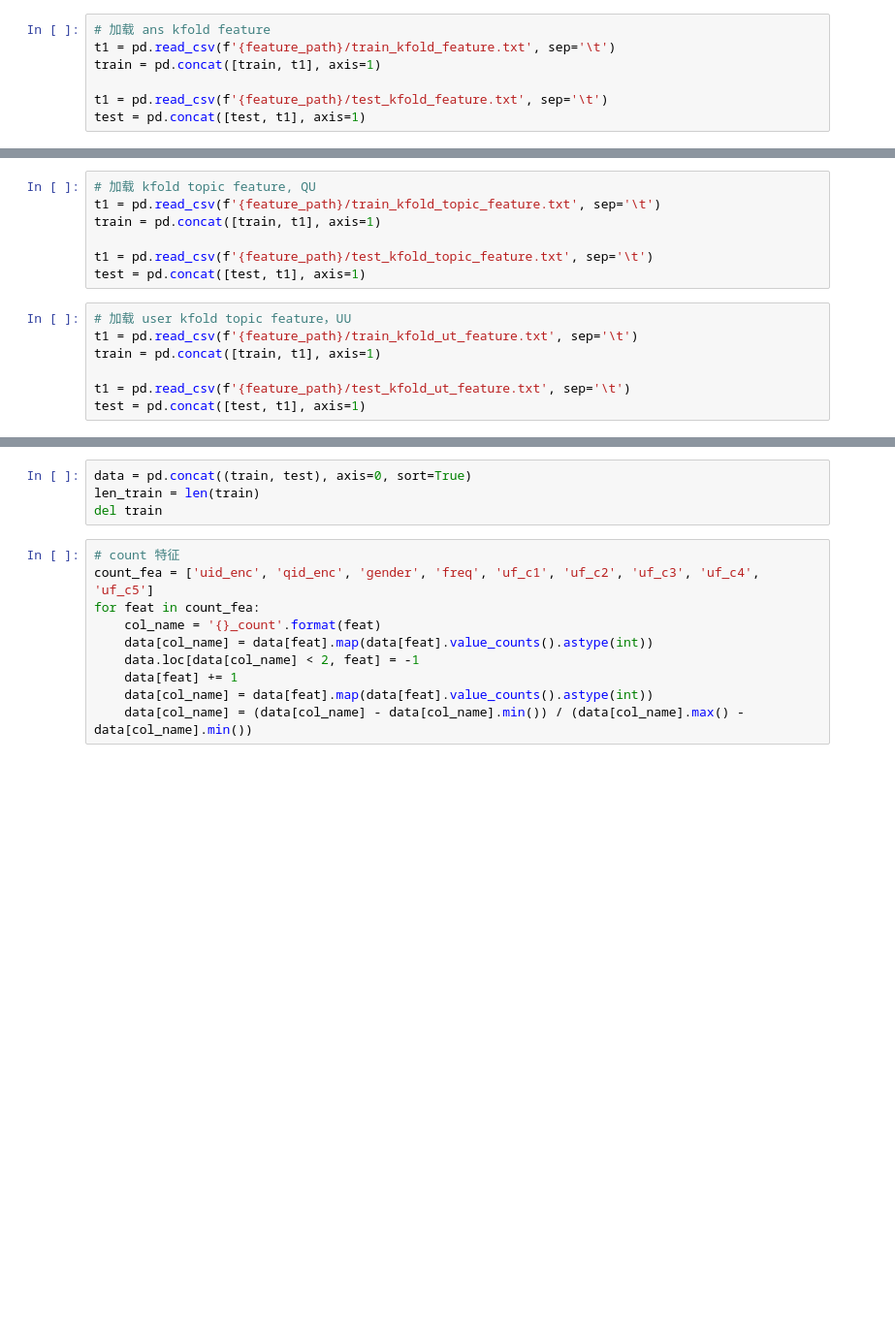
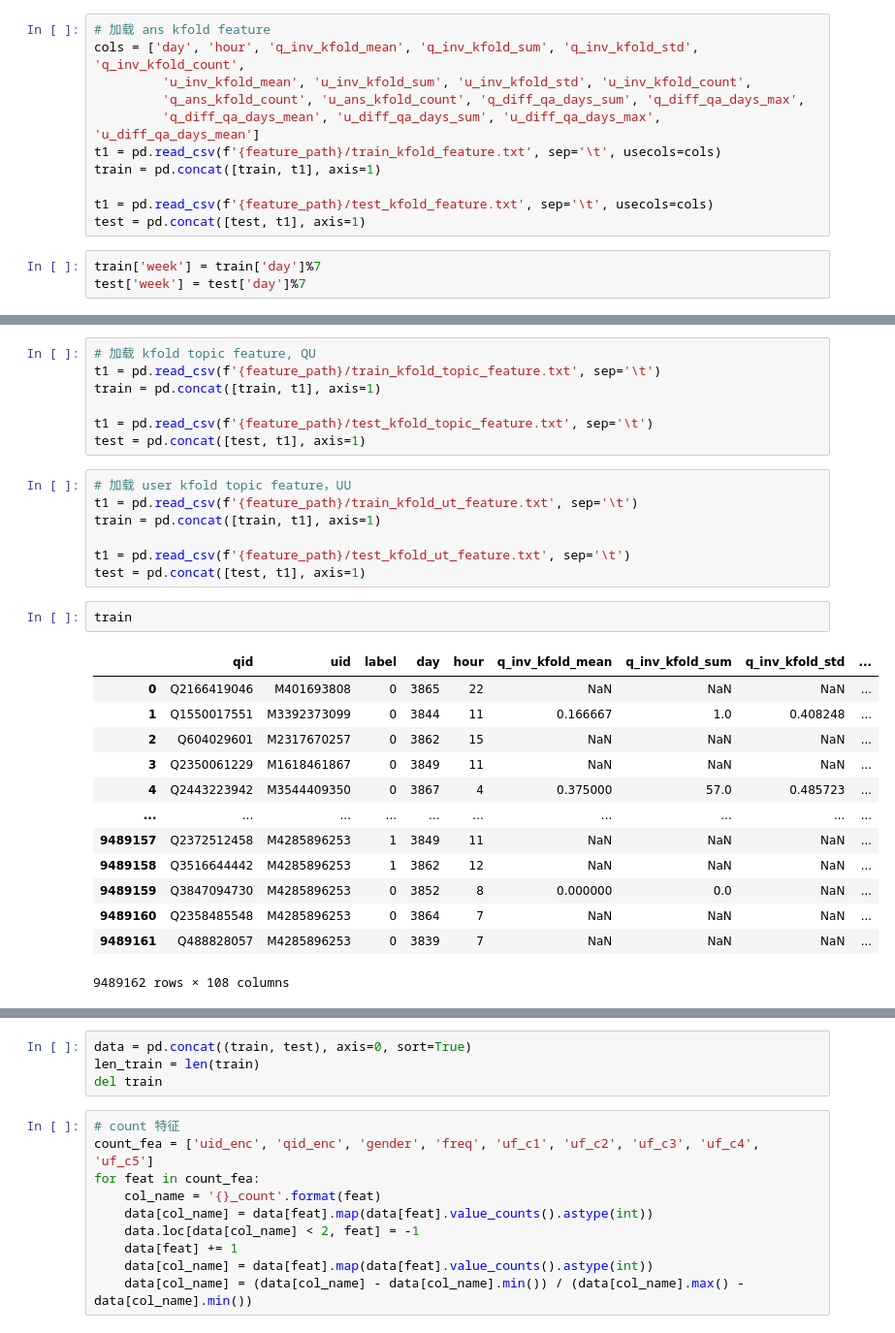
Before and after one commit to goodbyeearth/zhcup, a Jupyter notebook: lgb.ipynb, the cells around one changed output, grey strips where cells are left out. Shown: that part at 97% size. Saved outputs shown, nothing was run; the diff lists cells and outputs as text; blank space fills up the shorter version.

Commit message:
add label kfold feature

```diff
--- a/lgb.ipynb
+++ b/lgb.ipynb
@@ -31,10 +33,17 @@ logging.info("test %s", test.shape)
 # %%
 # 加载 ans kfold feature
-t1 = pd.read_csv(f'{feature_path}/train_kfold_feature.txt', sep='\t')
+cols = ['day', 'hour', 'q_inv_kfold_mean', 'q_inv_kfold_sum', 'q_inv_kfold_std', 'q_inv_kfold_count',
+         'u_inv_kfold_mean', 'u_inv_kfold_sum', 'u_inv_kfold_std', 'u_inv_kfold_count',
+         'q_ans_kfold_count', 'u_ans_kfold_count', 'q_diff_qa_days_sum', 'q_diff_qa_days_max',
+         'q_diff_qa_days_mean', 'u_diff_qa_days_sum', 'u_diff_qa_days_max', 'u_diff_qa_days_mean']
+t1 = pd.read_csv(f'{feature_path}/train_kfold_feature.txt', sep='\t', usecols=cols)
 train = pd.concat([train, t1], axis=1)
 
-t1 = pd.read_csv(f'{feature_path}/test_kfold_feature.txt', sep='\t')
+t1 = pd.read_csv(f'{feature_path}/test_kfold_feature.txt', sep='\t', usecols=cols)
 test = pd.concat([test, t1], axis=1)
+# %%
+train['week'] = train['day']%7
+test['week'] = test['day']%7
 # %%
 # 加载 invete feature 1
 t1 = pd.read_csv(f'{feature_path}/train_invite_feature.txt', sep='\t')
@@ -63,3 +72,19 @@ train = pd.concat([train, t1], axis=1)
 
 t1 = pd.read_csv(f'{feature_path}/test_kfold_ut_feature.txt', sep='\t')
 test = pd.concat([test, t1], axis=1)
+# %%
+train
+# %% [output]
+|  | qid | uid | label | day | hour | q_inv_kfold_mean | q_inv_kfold_sum | q_inv_kfold_std | ... |
+| 0 | Q2166419046 | M401693808 | 0 | 3865 | 22 | NaN | NaN | NaN | ... |
+| 1 | Q1550017551 | M3392373099 | 0 | 3844 | 11 | 0.166667 | 1.0 | 0.408248 | ... |
+| 2 | Q604029601 | M2317670257 | 0 | 3862 | 15 | NaN | NaN | NaN | ... |
+| 3 | Q2350061229 | M1618461867 | 0 | 3849 | 11 | NaN | NaN | NaN | ... |
+| 4 | Q2443223942 | M3544409350 | 0 | 3867 | 4 | 0.375000 | 57.0 | 0.485723 | ... |
+| ... | ... | ... | ... | ... | ... | ... | ... | ... | ... |
+| 9489157 | Q2372512458 | M4285896253 | 1 | 3849 | 11 | NaN | NaN | NaN | ... |
+| 9489158 | Q3516644442 | M4285896253 | 1 | 3862 | 12 | NaN | NaN | NaN | ... |
+| 9489159 | Q3847094730 | M4285896253 | 0 | 3852 | 8 | 0.000000 | 0.0 | NaN | ... |
+| 9489160 | Q2358485548 | M4285896253 | 0 | 3864 | 7 | NaN | NaN | NaN | ... |
+| 9489161 | Q488828057 | M4285896253 | 0 | 3839 | 7 | NaN | NaN | NaN | ... |
+9489162 rows × 108 columns
```
Also changed, not shown: parts of 15 cells of this notebook, 11 other files.
